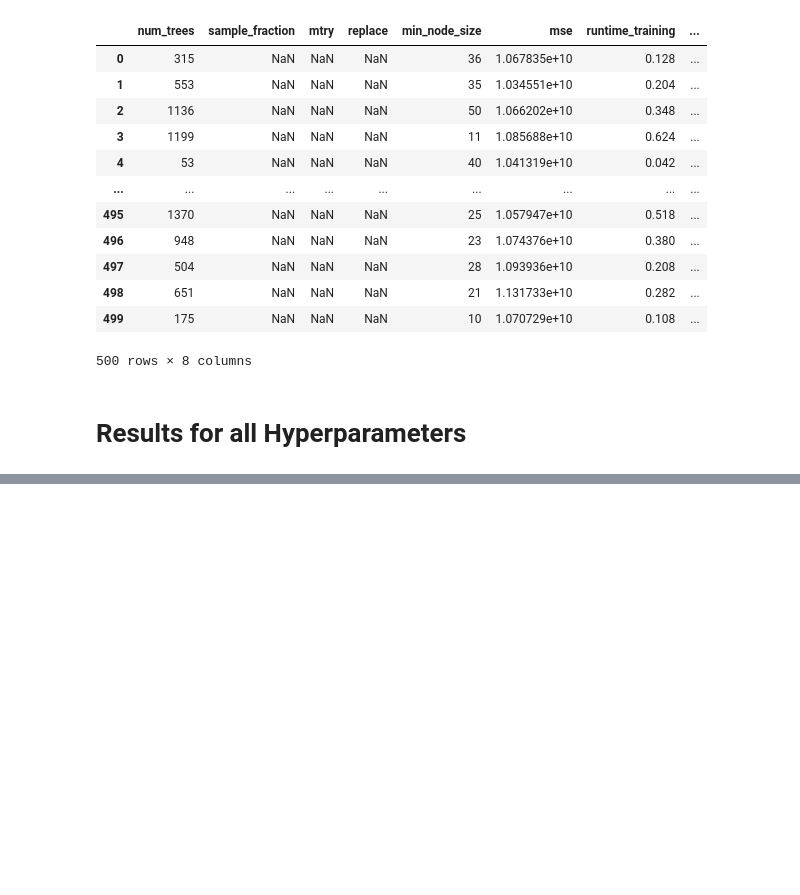
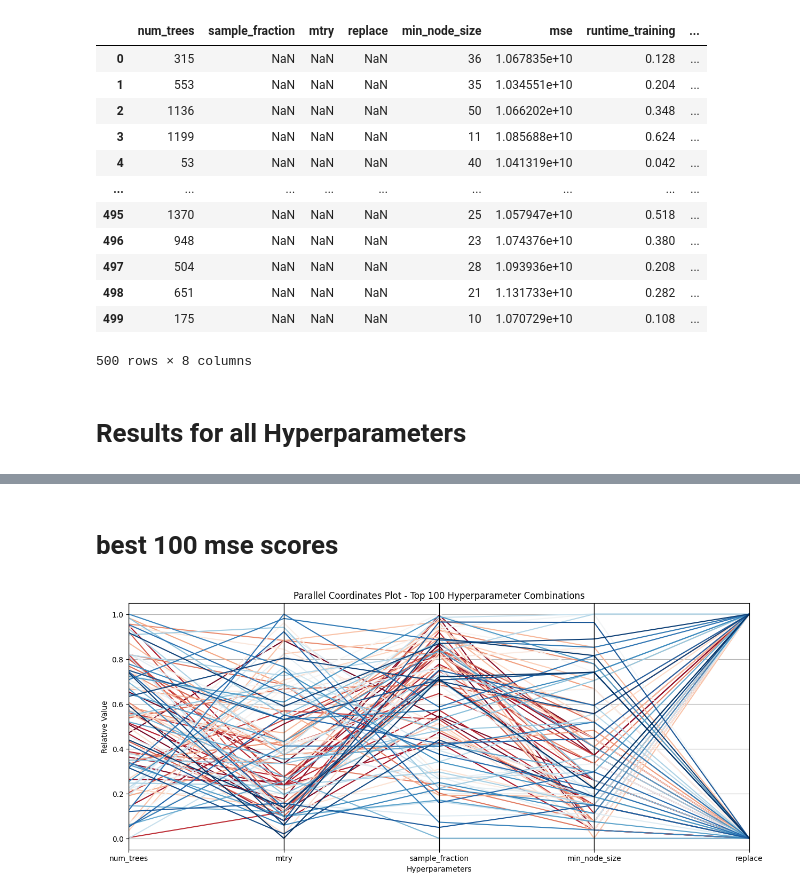
Before and after one commit to TimonKaeppel/tuning_house_prices, a Jupyter notebook: plotting_hyperpiratemeters_.ipynb, the cells around one changed output, grey strips where cells are left out. Cells and saved outputs as stored; diff of their text form; code cells hidden in the pictures; blank space fills up the shorter version.

```diff
--- a/plotting_hyperpiratemeters_.ipynb
+++ b/plotting_hyperpiratemeters_.ipynb
@@ -181,0 +186,25 @@ df_sample = results_all_params_df.sample(n=1000)
+# %% [markdown]
+# best 100 mse scores
+# %%
+import pandas as pd
+import matplotlib.pyplot as plt
+from sklearn.preprocessing import MinMaxScaler
+
+df = results_all_random_df[['num_trees', 'mtry', 'sample_fraction', 'min_node_size', 'replace', 'mse']]
+
+# Filter the best 100 mse scores
+df = df.nsmallest(100, 'mse')
+
+scaler = MinMaxScaler()
+df_normalized = pd.DataFrame(scaler.fit_transform(df), columns=df.columns)
+
+# Parallel Coordinates Plot
+plt.figure(figsize=(15, 6))
+pd.plotting.parallel_coordinates(df_normalized, 'mse', colormap='RdBu')
+plt.title('Parallel Coordinates Plot - Top 100 Hyperparameter Combinations')
+plt.xlabel('Hyperparameters')
+plt.ylabel('Relative Value')
+plt.legend().remove()
+plt.show()
+# %% [output]
+[figure, added]
```
Also changed, not shown: parts of 9 cells of this notebook.
